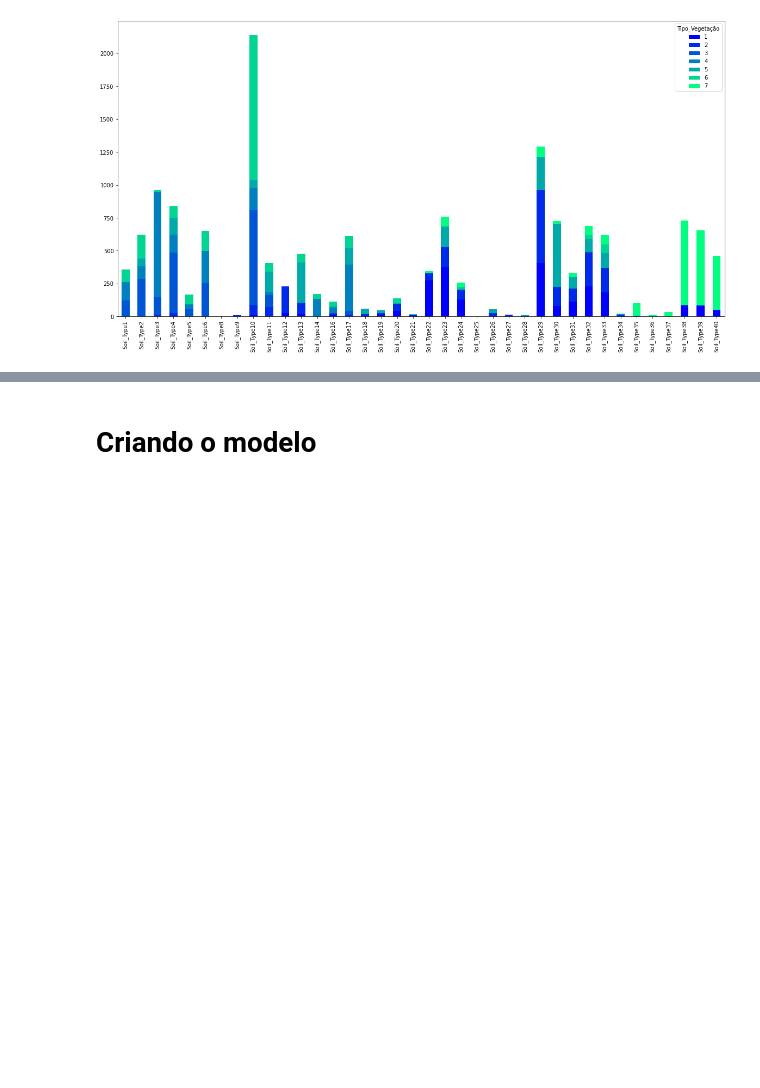
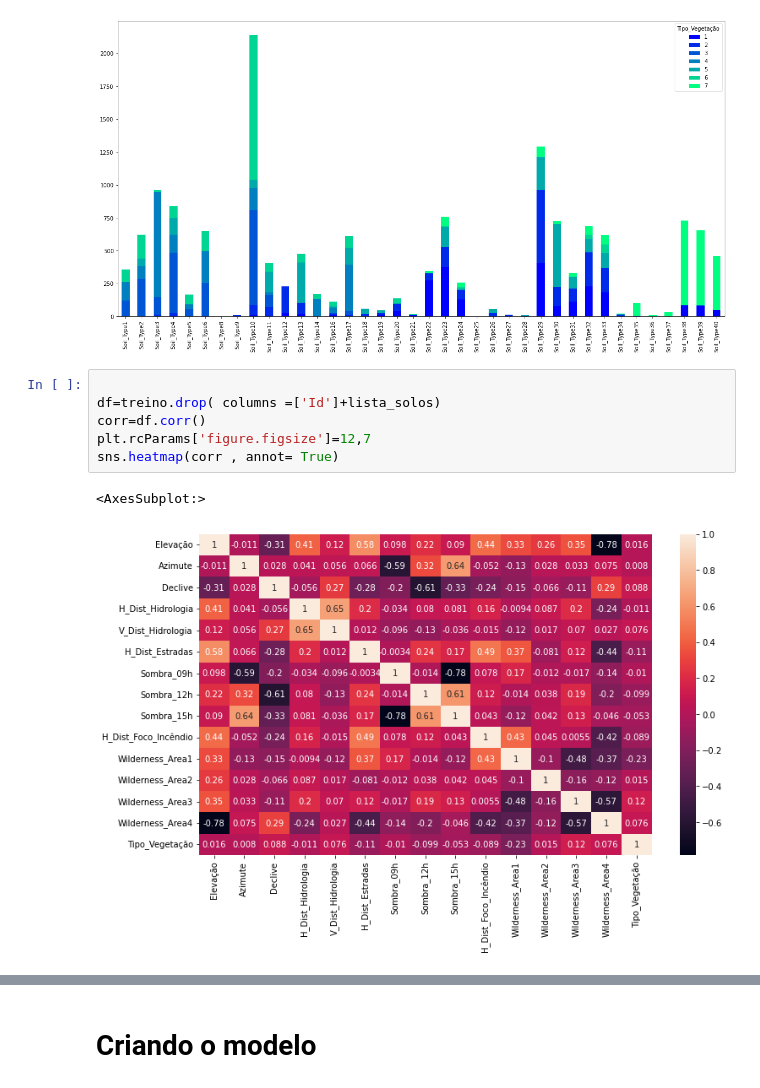
Before and after one commit to GARCl-A/Forest-Cover-Type-Prediction, a Jupyter notebook: main.ipynb, the cells around one changed output, grey strips where cells are left out. Saved outputs shown, nothing was run; the diff lists cells and outputs as text; blank space fills up the shorter version.

Commit message:
Update main.ipynb
graficos scatter e heatwave

```diff
--- a/main.ipynb
+++ b/main.ipynb
@@ -96,3 +97,12 @@ solos.T.plot(kind='bar',stacked=True,colormap='winter')
 # %% [output]
 <AxesSubplot:>
 [figure]
+# %%
+
+df=treino.drop( columns =['Id']+lista_solos)
+corr=df.corr()
+plt.rcParams['figure.figsize']=12,7
+sns.heatmap(corr , annot= True)
+# %% [output]
+<AxesSubplot:>
+[figure, added]
```
Also changed, not shown: parts of 3 cells of this notebook.
